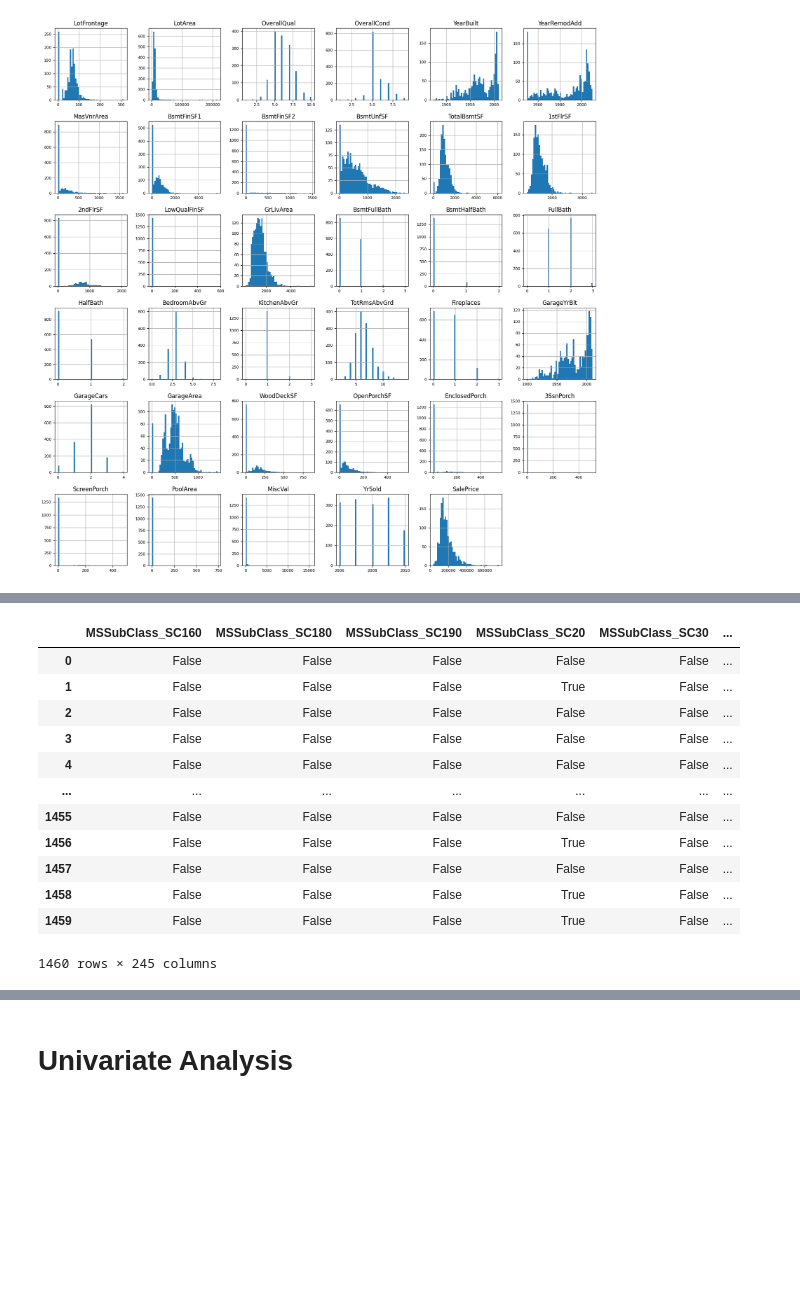
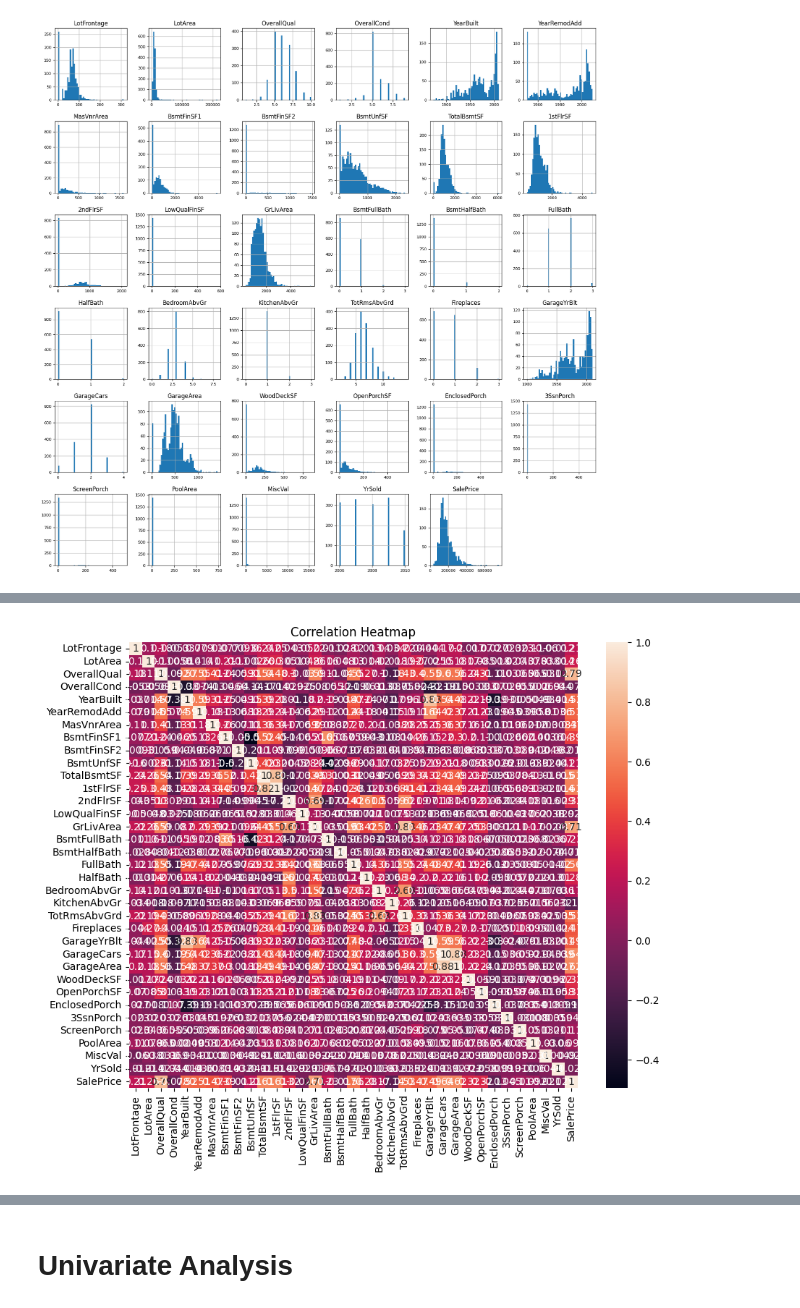
Before and after one commit to Meenakshigupta6527/EDA-for-Real-Estate-Pricing, a Jupyter notebook: Exploratory_Data_Analysis_for_Real_Estate_Pricing.ipynb, the cells around one changed output, grey strips where cells are left out. Drawn from its saved outputs; the diff is of its cells as text; code cells hidden in the pictures; blank space fills up the shorter version.

```diff
--- a/Exploratory_Data_Analysis_for_Real_Estate_Pricing.ipynb
+++ b/Exploratory_Data_Analysis_for_Real_Estate_Pricing.ipynb
@@ -289,0 +468,13 @@ df_num.hist(figsize=(20,20), bins=50, xlabelsize=8, ylabelsize=8);
+# %%
+# Get the top 10 highest correlation values with 'SalesPrice'
+top_correlation_with_salesprice = df_num.corr()['SalePrice']
+# Filter numerical_columns to include only top correlations
+top_correlation_matrix = df_num.corr().loc[top_correlation_with_salesprice.index, top_correlation_with_salesprice.index]
+
+# Create correlation heatmap with top 10 variables with SalePrice
+plt.figure(figsize=(10,8))
+sns.heatmap(top_correlation_matrix,annot=True)
+plt.title('Correlation Heatmap')
+plt.show()
+# %% [output]
+[figure, added]
@@ -290,20 +486,6 @@ df_num.hist(figsize=(20,20), bins=50, xlabelsize=8, ylabelsize=8);
 # %%
-df_cat_encoded = pd.get_dummies(dataset1_cat, drop_first=True)  # Apply one-hot encoding
-df_cat_encoded
+#df_cat_encoded = pd.get_dummies(dataset1_cat, drop_first=True)  # Apply one-hot encoding
+#df_cat_encoded
-# %% [output]
-|  | MSSubClass_SC160 | MSSubClass_SC180 | MSSubClass_SC190 | MSSubClass_SC20 | MSSubClass_SC30 | ... |
-| 0 | False | False | False | False | False | ... |
-| 1 | False | False | False | True | False | ... |
-| 2 | False | False | False | False | False | ... |
-| 3 | False | False | False | False | False | ... |
-| 4 | False | False | False | False | False | ... |
-| ... | ... | ... | ... | ... | ... | ... |
-| 1455 | False | False | False | False | False | ... |
-| 1456 | False | False | False | True | False | ... |
-| 1457 | False | False | False | False | False | ... |
-| 1458 | False | False | False | True | False | ... |
-| 1459 | False | False | False | True | False | ... |
-1460 rows × 245 columns
 # %%
 # Identify boolean columns and convert them to numeric
 boolean_cols = df_cat_encoded.columns[df_cat_encoded.dtypes == 'bool']
```
Also changed, not shown: parts of 55 cells of this notebook.
